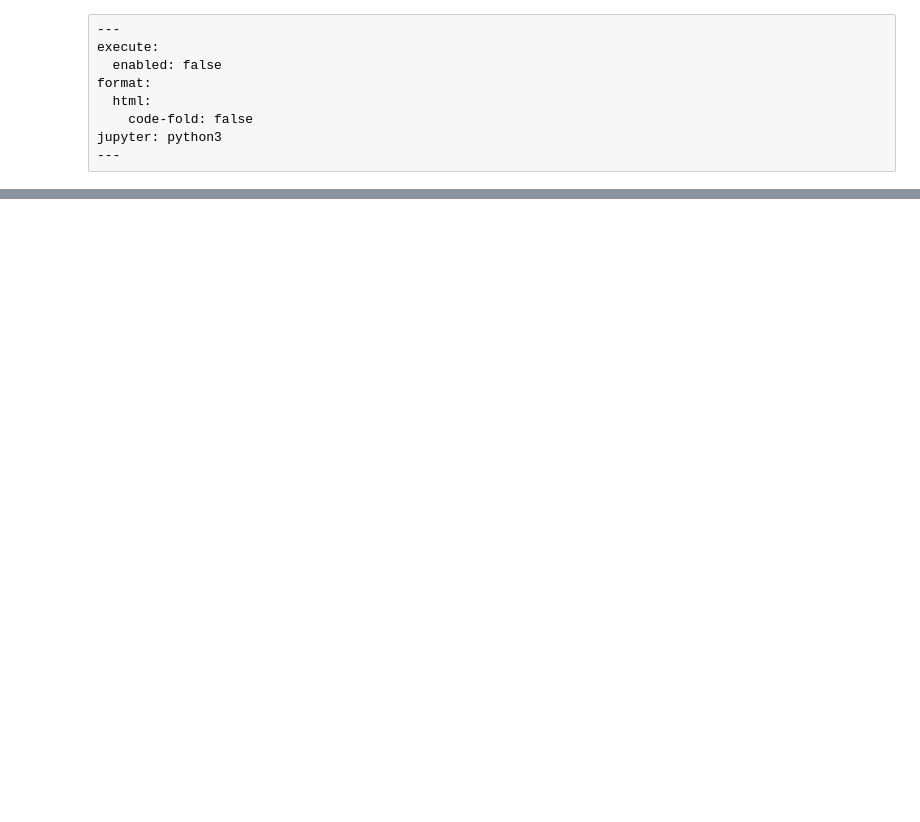
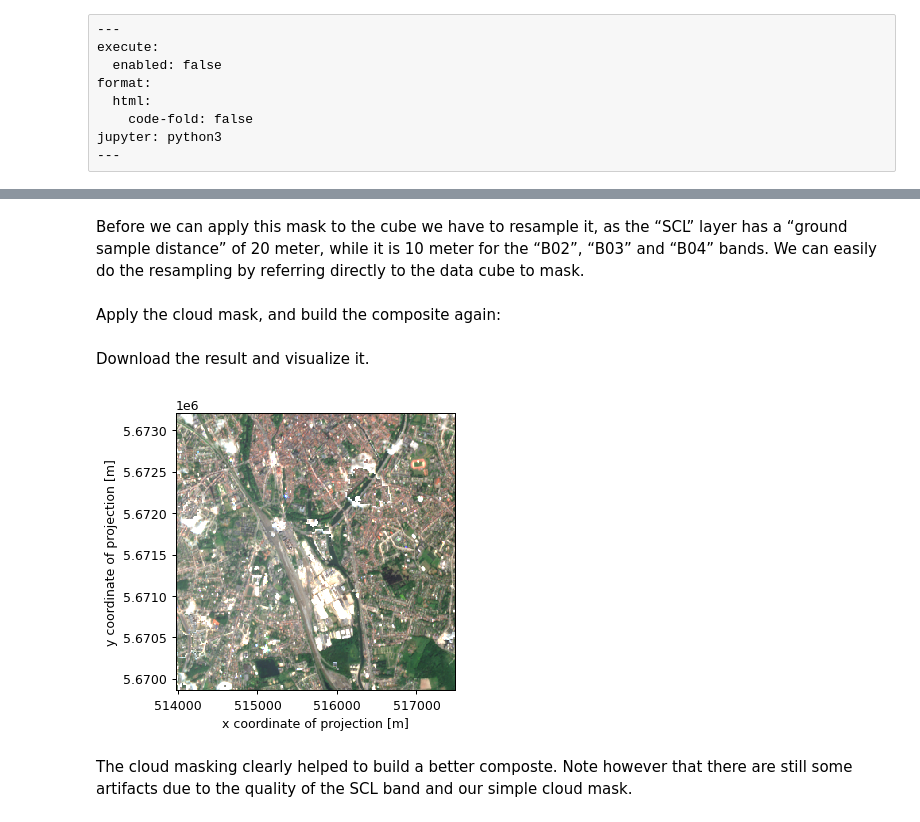
Before and after one commit to eu-cdse/notebook-samples, a Jupyter notebook: openeo/Load_Collection.ipynb, the cells around one changed output, grey strips where cells are left out. Drawn from its saved outputs; the diff is of its cells as text; code cells hidden in the pictures; blank space fills up the shorter version.

```diff
--- a/openeo/Load_Collection.ipynb
+++ b/openeo/Load_Collection.ipynb
@@ -116,0 +121,3 @@ plt.show()
+# %% [markdown]
+Before we can apply this mask to the cube we have to resample it, as the “SCL” layer has a “ground sample distance” of 20 meter, while it is 10 meter for the “B02”, “B03” and “B04” bands.
+We can easily do the resampling by referring directly to the data cube to mask.
@@ -116,0 +126,2 @@ plt.show()
+# %% [markdown]
+Apply the cloud mask, and build the composite again:
@@ -116,0 +132,2 @@ plt.show()
+# %% [markdown]
+Download the result and visualize it.
@@ -116,0 +136,12 @@ plt.show()
+# %%
+ds = xarray.load_dataset("output/load-composite-masked.nc")
+# Convert xarray DataSet to a (bands, x, y) DataArray
+data = ds[["B04", "B03", "B02"]].to_array(dim="bands")
+
+fig, ax = plt.subplots(ncols=1, figsize=(4, 4), dpi=90)
+data.plot.imshow(vmin=0, vmax=2000, ax=ax);
+# %% [output]
+[figure, added]
+# %% [markdown]
+The cloud masking clearly helped to build a better composte.
+Note however that there are still some artifacts due to the quality of the SCL band and our simple cloud mask.
```
Also changed, not shown: parts of 42 cells of this notebook, 2 other files.
